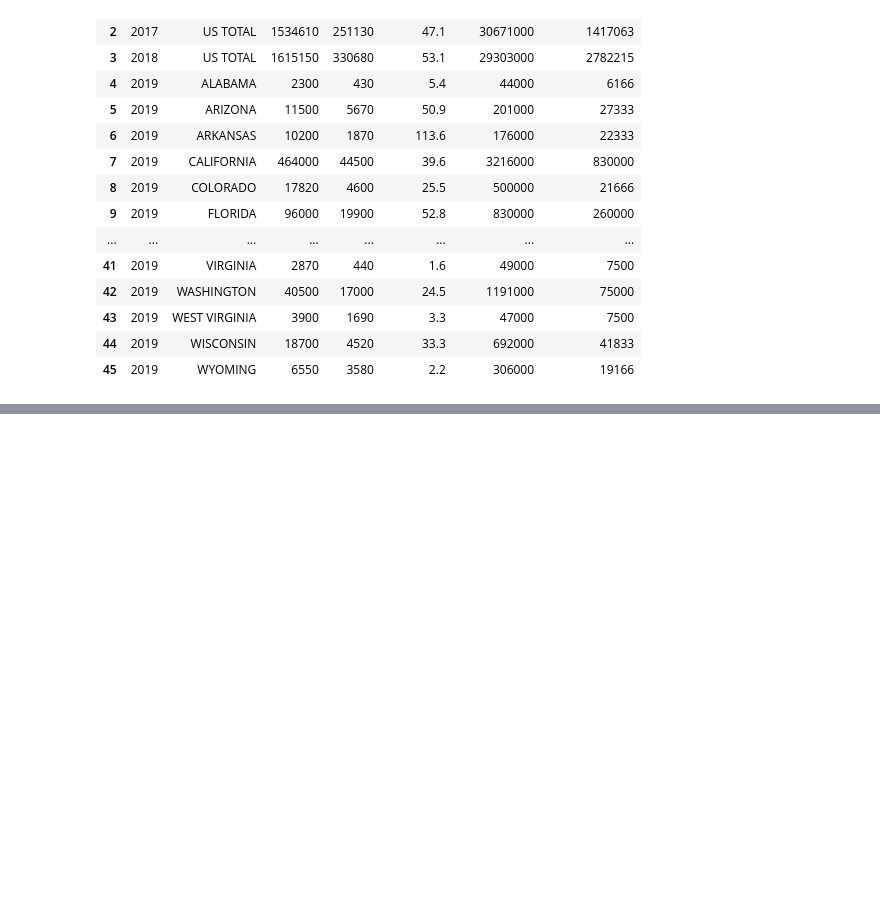
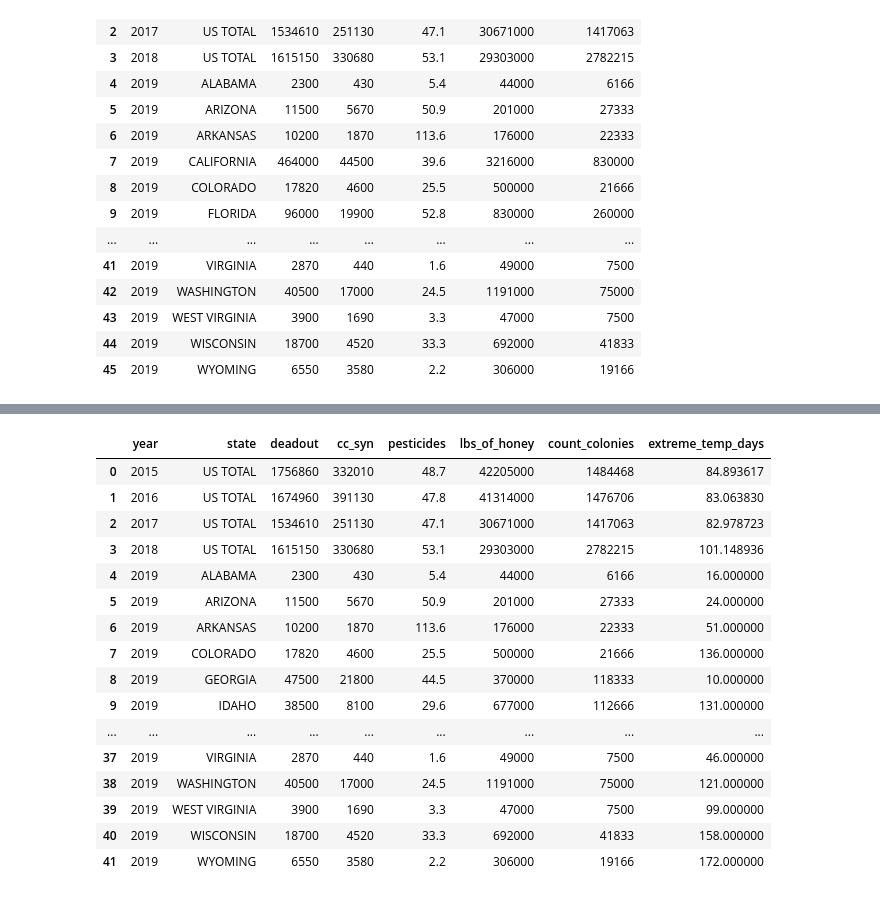
Before and after one commit to gamem001/bees_machine_learning, a Jupyter notebook: kristina/all_data_merge.ipynb, the cells around one changed output, grey strips where cells are left out. Saved outputs shown, nothing was run; the diff lists cells and outputs as text; code cells hidden in the pictures; blank space fills up the shorter version.

```diff
--- a/kristina/all_data_merge.ipynb
+++ b/kristina/all_data_merge.ipynb
@@ -413,0 +546,3 @@ combined_w_colonies
+# %%
+us_total_temp['state']="US TOTAL"
+us_total_temp
@@ -413,0 +557,5 @@ combined_w_colonies
+# %%
+state_2018_ext_temp =  cleaned_state_count_subset[(cleaned_state_count_subset['year']>= 2018)]
+# %%
+extreme_temp_data = pd.concat([us_total_temp, state_2018_ext_temp], join="inner")
+extreme_temp_data
@@ -413,0 +576,3 @@ combined_w_colonies
+# %%
+extreme_temp_data['state'] = extreme_temp_data['state'].str.upper()
+extreme_temp_data
@@ -413,0 +593,21 @@ combined_w_colonies
+# %%
+combined_w_temp = combined_w_colonies.merge(extreme_temp_data, on=['year','state'])
+combined_w_temp
+# %% [output]
+|  | year | state | deadout | cc_syn | pesticides | lbs_of_honey | count_colonies | extreme_temp_days |
+| 0 | 2015 | US TOTAL | 1756860 | 332010 | 48.7 | 42205000 | 1484468 | 84.893617 |
+| 1 | 2016 | US TOTAL | 1674960 | 391130 | 47.8 | 41314000 | 1476706 | 83.063830 |
+| 2 | 2017 | US TOTAL | 1534610 | 251130 | 47.1 | 30671000 | 1417063 | 82.978723 |
+| 3 | 2018 | US TOTAL | 1615150 | 330680 | 53.1 | 29303000 | 2782215 | 101.148936 |
+| 4 | 2019 | ALABAMA | 2300 | 430 | 5.4 | 44000 | 6166 | 16.000000 |
+| 5 | 2019 | ARIZONA | 11500 | 5670 | 50.9 | 201000 | 27333 | 24.000000 |
+| 6 | 2019 | ARKANSAS | 10200 | 1870 | 113.6 | 176000 | 22333 | 51.000000 |
+| 7 | 2019 | COLORADO | 17820 | 4600 | 25.5 | 500000 | 21666 | 136.000000 |
+| 8 | 2019 | GEORGIA | 47500 | 21800 | 44.5 | 370000 | 118333 | 10.000000 |
+| 9 | 2019 | IDAHO | 38500 | 8100 | 29.6 | 677000 | 112666 | 131.000000 |
+| ... | ... | ... | ... | ... | ... | ... | ... | ... |
+| 37 | 2019 | VIRGINIA | 2870 | 440 | 1.6 | 49000 | 7500 | 46.000000 |
+| 38 | 2019 | WASHINGTON | 40500 | 17000 | 24.5 | 1191000 | 75000 | 121.000000 |
+| 39 | 2019 | WEST VIRGINIA | 3900 | 1690 | 3.3 | 47000 | 7500 | 99.000000 |
+| 40 | 2019 | WISCONSIN | 18700 | 4520 | 33.3 | 692000 | 41833 | 158.000000 |
+| 41 | 2019 | WYOMING | 6550 | 3580 | 2.2 | 306000 | 19166 | 172.000000 |
```
Also changed, not shown: parts of 12 cells of this notebook, 1 other file.
